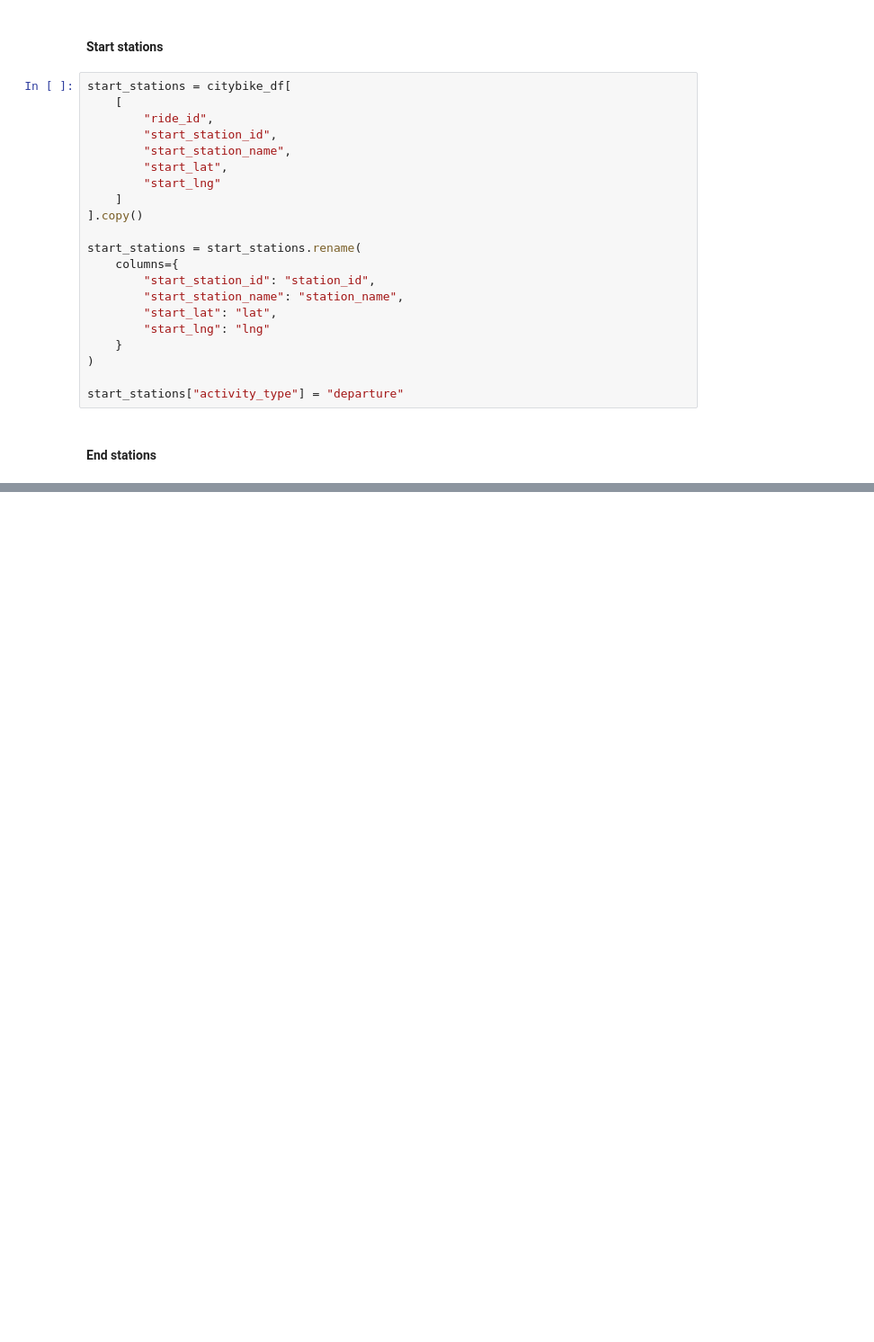
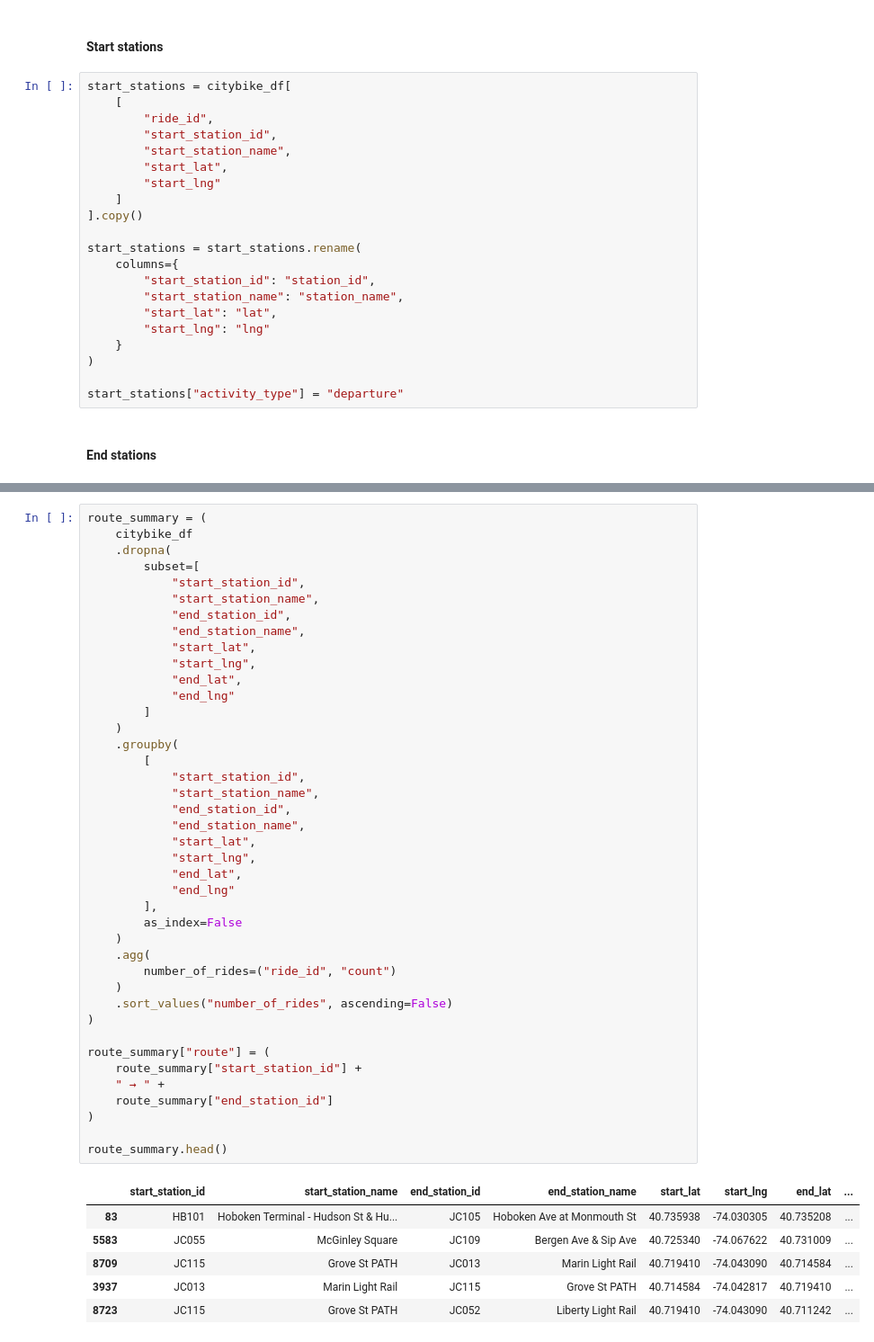
Before and after one commit to MarTvyal62/NYJ-City-Bike, a Jupyter notebook: notebooks/5_Neighborhood_Analysis.ipynb, the cells around one changed output, grey strips where cells are left out. Shown at 90% size. Cells and saved outputs as stored; diff of their text form; blank space fills up the shorter version.

```diff
--- a/notebooks/5_Neighborhood_Analysis.ipynb
+++ b/notebooks/5_Neighborhood_Analysis.ipynb
@@ -182,0 +353,48 @@ end_stations.head()
+# %%
+route_summary = (
+    citybike_df
+    .dropna(
+        subset=[
+            "start_station_id",
+            "start_station_name",
+            "end_station_id",
+            "end_station_name",
+            "start_lat",
+            "start_lng",
+            "end_lat",
+            "end_lng"
+        ]
+    )
+    .groupby(
+        [
+            "start_station_id",
+            "start_station_name",
+            "end_station_id",
+            "end_station_name",
+            "start_lat",
+            "start_lng",
+            "end_lat",
+            "end_lng"
+        ],
+        as_index=False
+    )
+    .agg(
+        number_of_rides=("ride_id", "count")
+    )
+    .sort_values("number_of_rides", ascending=False)
+)
+
+route_summary["route"] = (
+    route_summary["start_station_id"] +
+    " → " +
+    route_summary["end_station_id"]
+)
+
+route_summary.head()
+# %% [output]
+|  | start_station_id | start_station_name | end_station_id | end_station_name | start_lat | start_lng | end_lat | ... |
+| 83 | HB101 | Hoboken Terminal - Hudson St & Hu... | JC105 | Hoboken Ave at Monmouth St | 40.735938 | -74.030305 | 40.735208 | ... |
+| 5583 | JC055 | McGinley Square | JC109 | Bergen Ave & Sip Ave | 40.725340 | -74.067622 | 40.731009 | ... |
+| 8709 | JC115 | Grove St PATH | JC013 | Marin Light Rail | 40.719410 | -74.043090 | 40.714584 | ... |
+| 3937 | JC013 | Marin Light Rail | JC115 | Grove St PATH | 40.714584 | -74.042817 | 40.719410 | ... |
+| 8723 | JC115 | Grove St PATH | JC052 | Liberty Light Rail | 40.719410 | -74.043090 | 40.711242 | ... |
```
Also changed, not shown: parts of 48 cells of this notebook.
